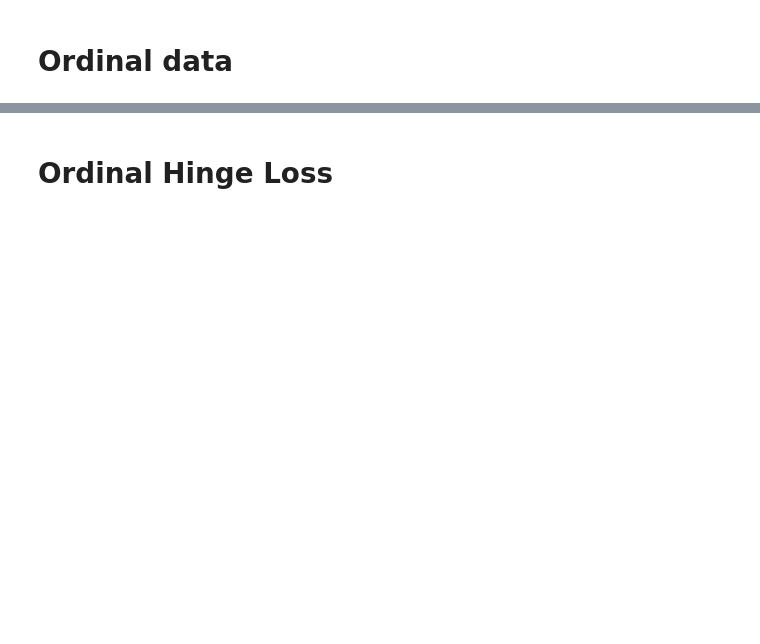
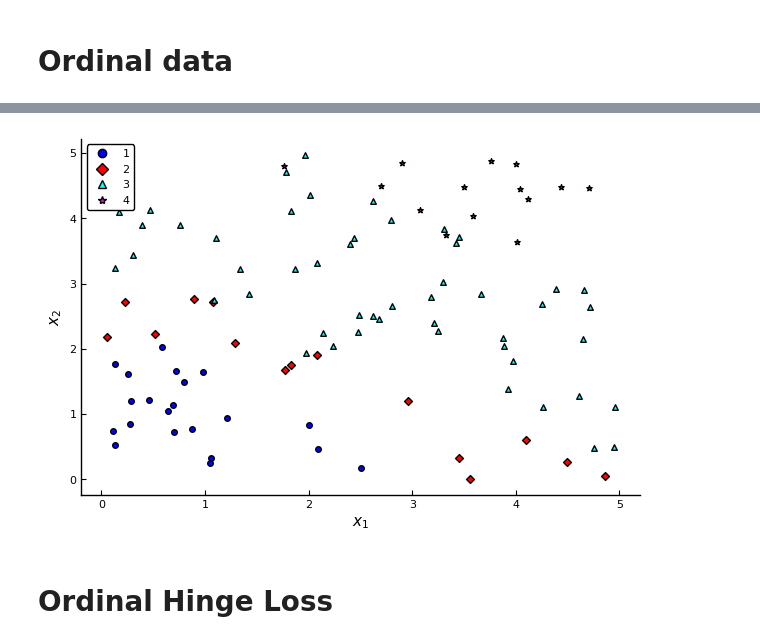
Before and after one commit to ORIE4741/demos, a Jupyter notebook: Multiclass and Ordinal.ipynb, the cells around one changed output, grey strips where cells are left out. Saved outputs shown, nothing was run; the diff lists cells and outputs as text; code cells hidden in the pictures; blank space fills up the shorter version.

```diff
--- a/Multiclass and Ordinal.ipynb
+++ b/Multiclass and Ordinal.ipynb
@@ -115,16 +116,17 @@ p
 # Ordinal data
 # %%
 # Generate and plot data
-srand(1)
+Random.seed!(2)
 n = 100
 function sample_ord_data(num_points, num_levels; noise=.05)
-    X = 5rand(num_points, 2)
+    X = 5*rand(num_points, 2)
     w♮ = rand(2)
     z = X*w♮
-    znorm = z - minimum(z)
-    znorm = znorm / maximum(znorm)
+    znorm = -minimum(z) .+ z
+    znorm = znorm ./ maximum(znorm)
     b = [.25, .4, .8]
-    y = sum(znorm + noise*randn(num_points) .>= b', 2) + 1
+    y = sum(znorm + noise*randn(num_points) .>= b', dims=2) .+ 1
+#    @show sum(znorm + noise*randn(num_points) .>= ones(n)*b', dims=2)
     return X,vec(y)
 end
 X,y = sample_ord_data(n, 4)
@@ -133,7 +135,8 @@ X,y = sample_ord_data(n, 4)
 function plot_ord_data(X=X,y=y; margin=.05)
     p=plot()
     for i=1:4
-        scatter!(X[find(y.==i),1],X[find(y.==i),2], color=color[i], shape=shape[i], label="$i")
+        leveli = vec(y.==i)
+        scatter!(X[leveli,1],X[leveli,2], color=plotcolor[i], shape=plotshape[i], label="$i")
     end
     xlabel!(L"x_1")
     ylabel!(L"x_2")
@@ -144,5 +147,5 @@ function plot_ord_data(X=X,y=y; margin=.05)
     p
 end
 plot_ord_data()
-# savefig("ord_data.pdf")
+savefig("ord_data.pdf")
 # %% [output]
@@ -150,3 +152,4 @@ plot_ord_data()
+[figure, added]
 # %% [markdown]
 # Ordinal Hinge Loss
 # %%
```
Also changed, not shown: parts of 13 cells of this notebook, 3 other files.
